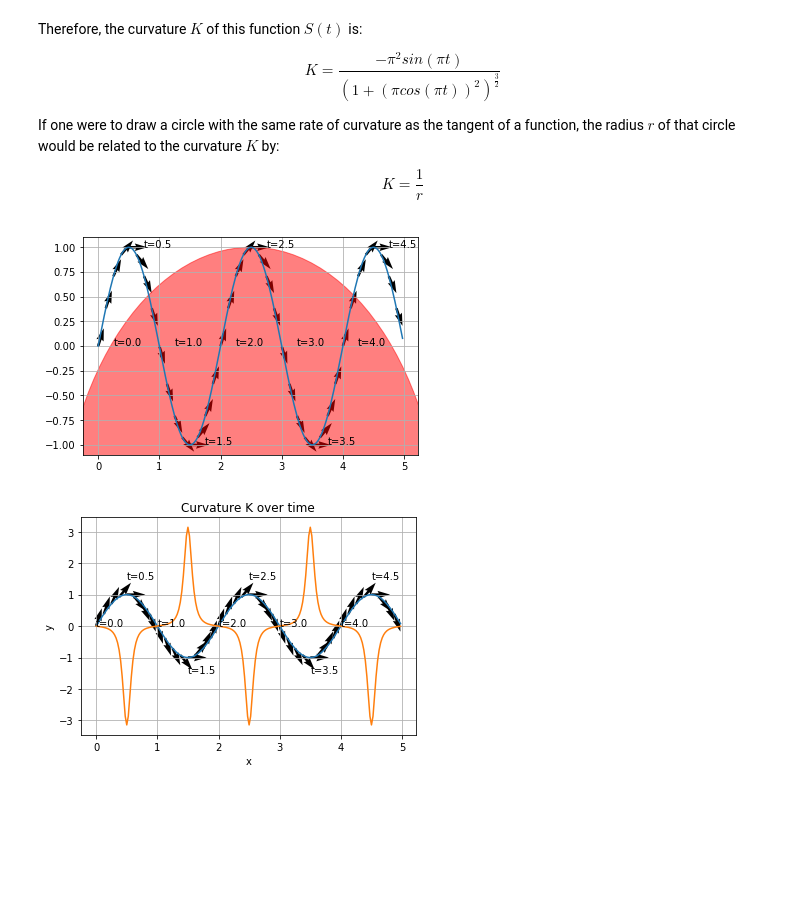
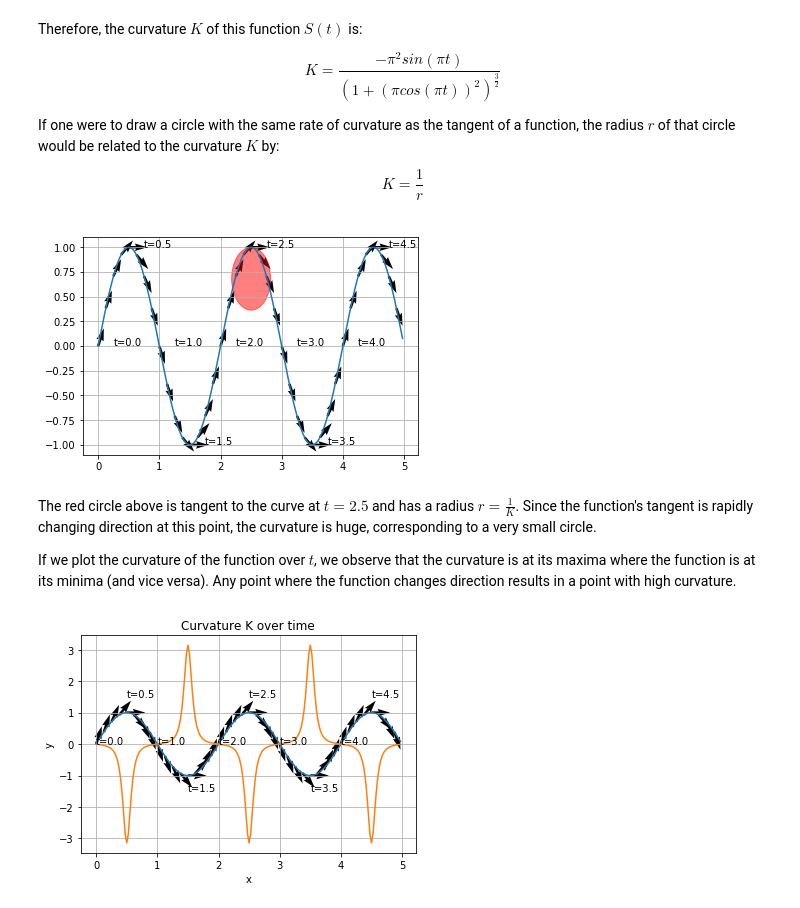
Before and after one commit to Mason-McGough/MultivariableCalculus, a Jupyter notebook: 03-curvature_divergence_and_curl.ipynb, the cells around one changed output. Cells and saved outputs as stored; diff of their text form; code cells hidden in the pictures; blank space fills up the shorter version.

```diff
--- a/03-curvature_divergence_and_curl.ipynb
+++ b/03-curvature_divergence_and_curl.ipynb
@@ -104,22 +104,26 @@ K = curvature(t)
 # %%
 d = 20
 fig = plt.plot(S[0], S[1])
 for x_i, y_i, t_i in zip(S[0][::d], S[1][::d], t[::d]):
     plt.text(x_i + 0.25, y_i, 't={}'.format(t_i))
 
 dv = 5
 for x_i, y_i, u_i, v_i in zip(S[0][::dv], S[1][::dv], U[::dv], V[::dv]):
     plt.quiver(x_i, y_i, u_i, v_i)
 
 t_i = 100
-r = K[t_i]
+r = 1.0 / K[t_i]
 circle1 = plt.Circle((S[0][t_i], S[1][t_i] + r), r, alpha=0.5, color='red')
 plt.gcf().gca().add_artist(circle1)
 
 plt.grid()
 plt.show()
 # %% [output]
-[figure, old version]
+[figure, new version]
+# %% [markdown]
+The red circle above is tangent to the curve at $t=2.5$ and has a radius $r=\frac{1}{K}$. Since the function's tangent is rapidly changing direction at this point, the curvature is huge, corresponding to a very small circle.
+
+If we plot the curvature of the function over $t$, we observe that the curvature is at its maxima where the function is at its minima (and vice versa). Any point where the function changes direction results in a point with high curvature.
 # %%
 d = 20
 fig = plt.plot(S[0], S[1])
```
